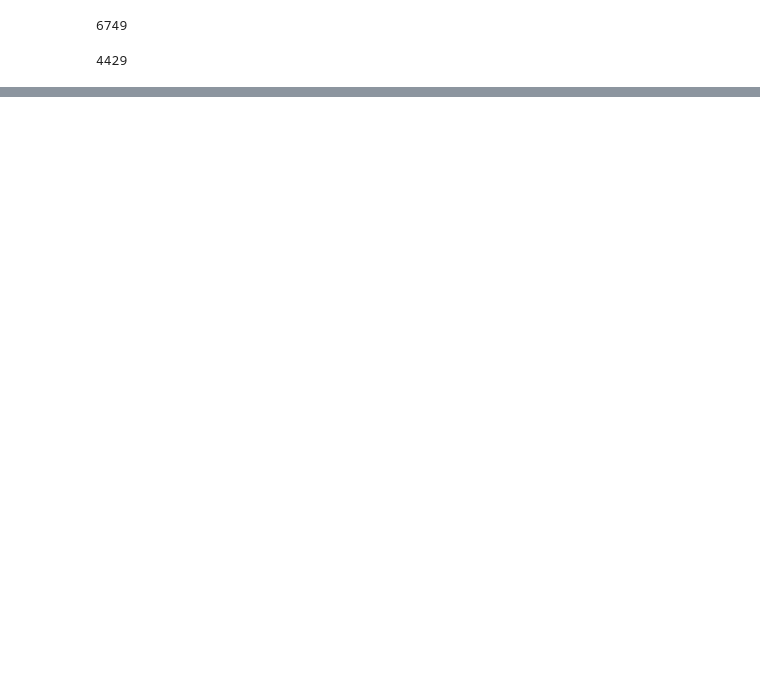
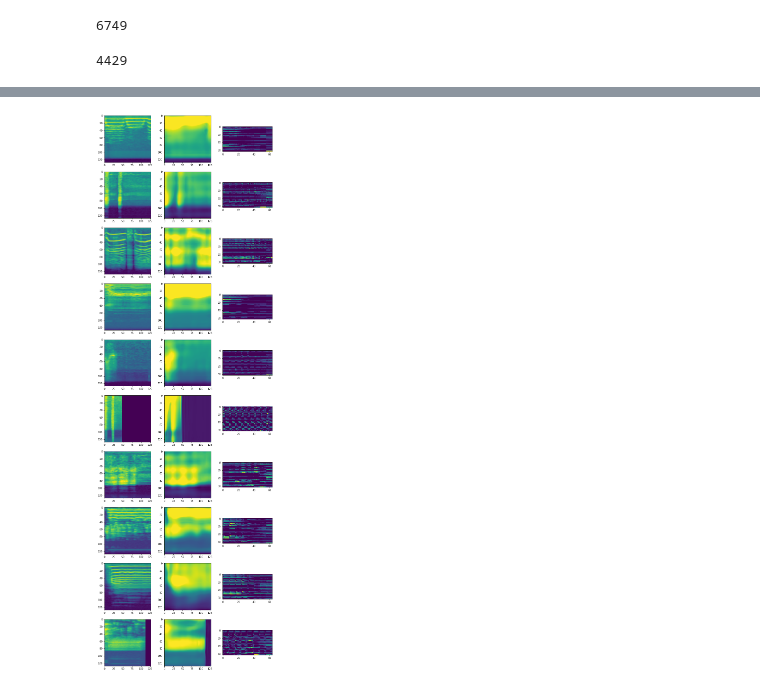
Before and after one commit to flyingleafe/vxs-vpt, a Jupyter notebook: notebooks/CAETraining.ipynb, the cells around one changed output, grey strips where cells are left out. Cells and saved outputs as stored; diff of their text form; code cells hidden in the pictures; blank space fills up the shorter version.

```diff
--- a/notebooks/CAETraining.ipynb
+++ b/notebooks/CAETraining.ipynb
@@ -162,0 +173,5 @@ INFO:metrics_logger:
+# %%
+model.eval()
+imshow_ae_output(model, vocal_sketch_dataset, 10, random_seed=44)
+# %% [output]
+[figure, added]
```
Also changed, not shown: parts of 19 cells of this notebook, 7 other files.
